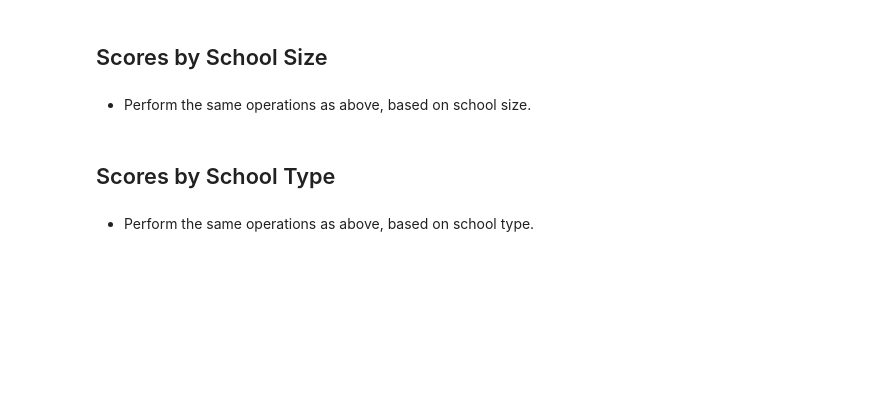
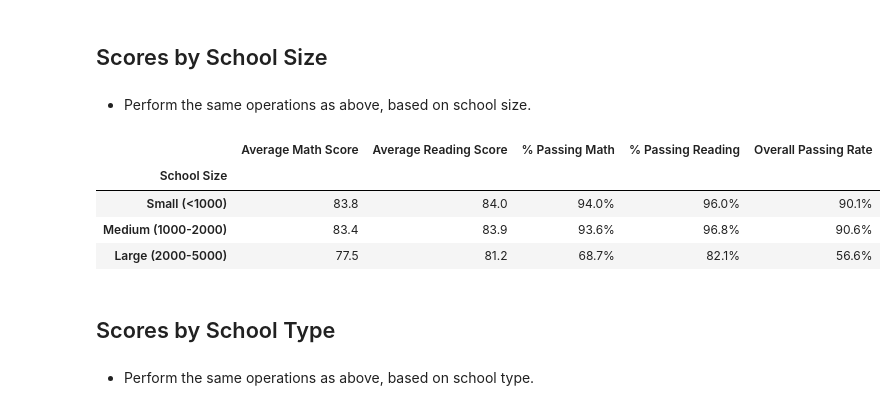
Before and after one commit to vkott123/Data-Visualization-HW, a Jupyter notebook: Pandas HW/PyCitySchools_starter.ipynb, the cells around one changed output. Drawn from its saved outputs; the diff is of its cells as text; code cells hidden in the pictures; blank space fills up the shorter version.

```diff
--- a/Pandas HW/PyCitySchools_starter.ipynb
+++ b/Pandas HW/PyCitySchools_starter.ipynb
@@ -301,7 +335,41 @@ group_names = ["<$585", "$585-615", "$615-645", "$645-675"]
 # %%
 # Sample bins. Feel free to create your own bins.
 size_bins = [0, 1000, 2000, 5000]
-group_names = ["Small (<1000)", "Medium (1000-2000)", "Large (2000-5000)"]
+group_name = ["Small (<1000)", "Medium (1000-2000)", "Large (2000-5000)"]
+# %%
+school_data_complete["size_bins"] = pd.cut(school_data_complete["size"], bins = size_bins, labels = group_name)
+
+#group by spending
+group_by_size = school_data_complete.groupby("size_bins")
+
+#calculations
+average_math = group_by_size["math_score"].mean()
+average_reading = group_by_size["reading_score"].mean()
+passing_math = school_data_complete[school_data_complete["math_score"] >= 70].groupby("size_bins")["Student ID"].count()/group_by_size["Student ID"].count()
+passing_reading = school_data_complete[school_data_complete["reading_score"] >= 70].groupby("size_bins")["Student ID"].count()/group_by_size["Student ID"].count()
+overall = school_data_complete[(school_data_complete["reading_score"] >= 70) & (school_data_complete["math_score"] >= 70)].groupby("size_bins")["Student ID"].count()/group_by_size["Student ID"].count()
+
+
+# df build
+scores_by_size = pd.DataFrame({"Average Math Score": average_math,"Average Reading Score": average_reading,"% Passing Math": passing_math,
+                                   "% Passing Reading": passing_reading,"Overall Passing Rate": overall})
+
+#reorder columns
+scores_by_size = scores_by_size[["Average Math Score","Average Reading Score","% Passing Math",
+                                         "% Passing Reading","Overall Passing Rate"]]
+
+scores_by_size.index.name = "School Size"
+scores_by_size = scores_by_size.reindex(group_name)
+
+#formating
+scores_by_size.style.format({"Average Math Score":"{:.1f}", "Average Reading Score":"{:.1f}","% Passing Math":"{:.1%}",
+                              "% Passing Reading":"{:.1%}","Overall Passing Rate":"{:.1%}"})
+# %% [output]
+|  | Average Math Score | Average Reading Score | % Passing Math | % Passing Reading | Overall Passing Rate |
+| School Size |  |  |  |  |  |
+| Small (<1000) | 83.8 | 84.0 | 94.0% | 96.0% | 90.1% |
+| Medium (1000-2000) | 83.4 | 83.9 | 93.6% | 96.8% | 90.6% |
+| Large (2000-5000) | 77.5 | 81.2 | 68.7% | 82.1% | 56.6% |
 # %% [markdown]
 ## Scores by School Type
 # %% [markdown]
```
Also changed, not shown: parts of 7 cells of this notebook.
